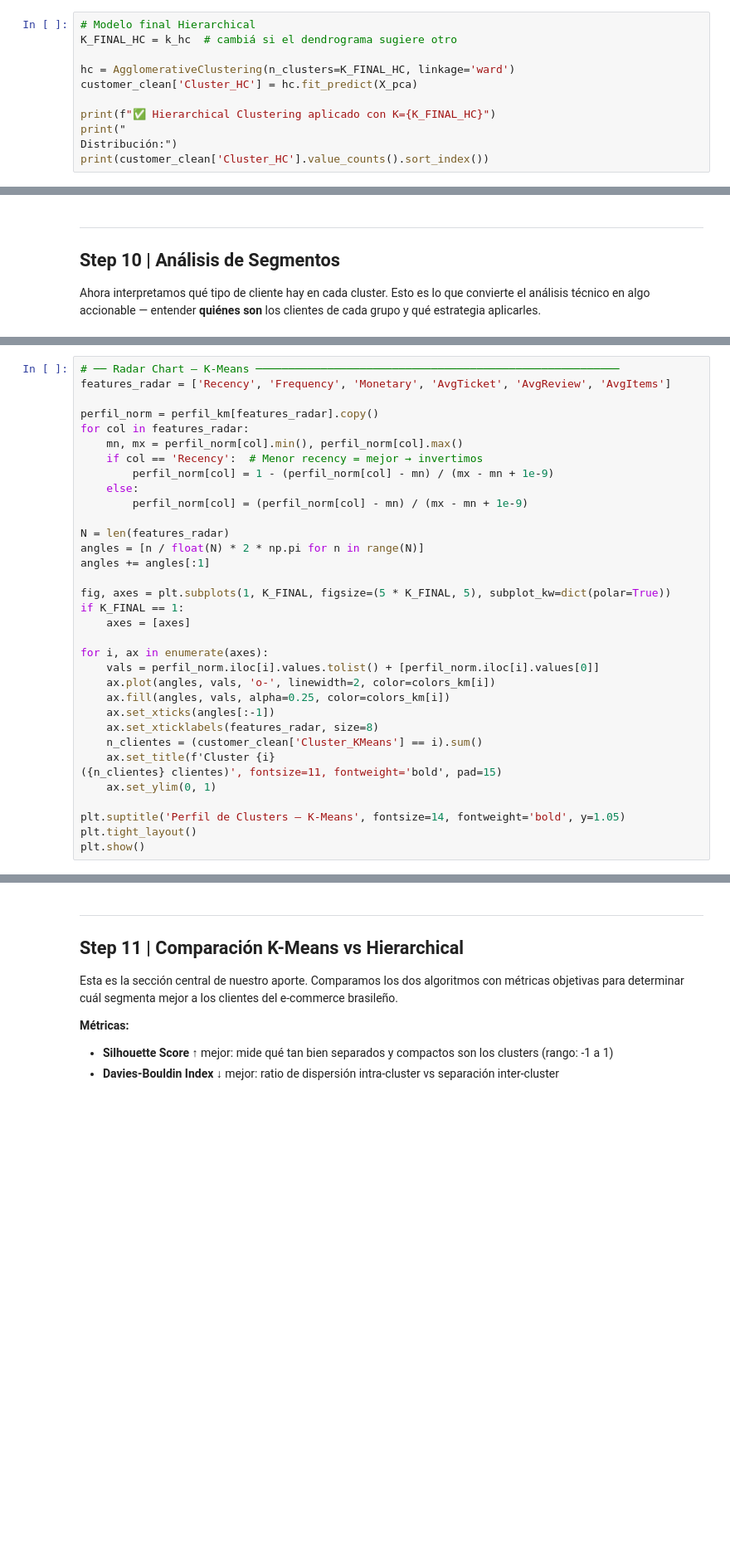
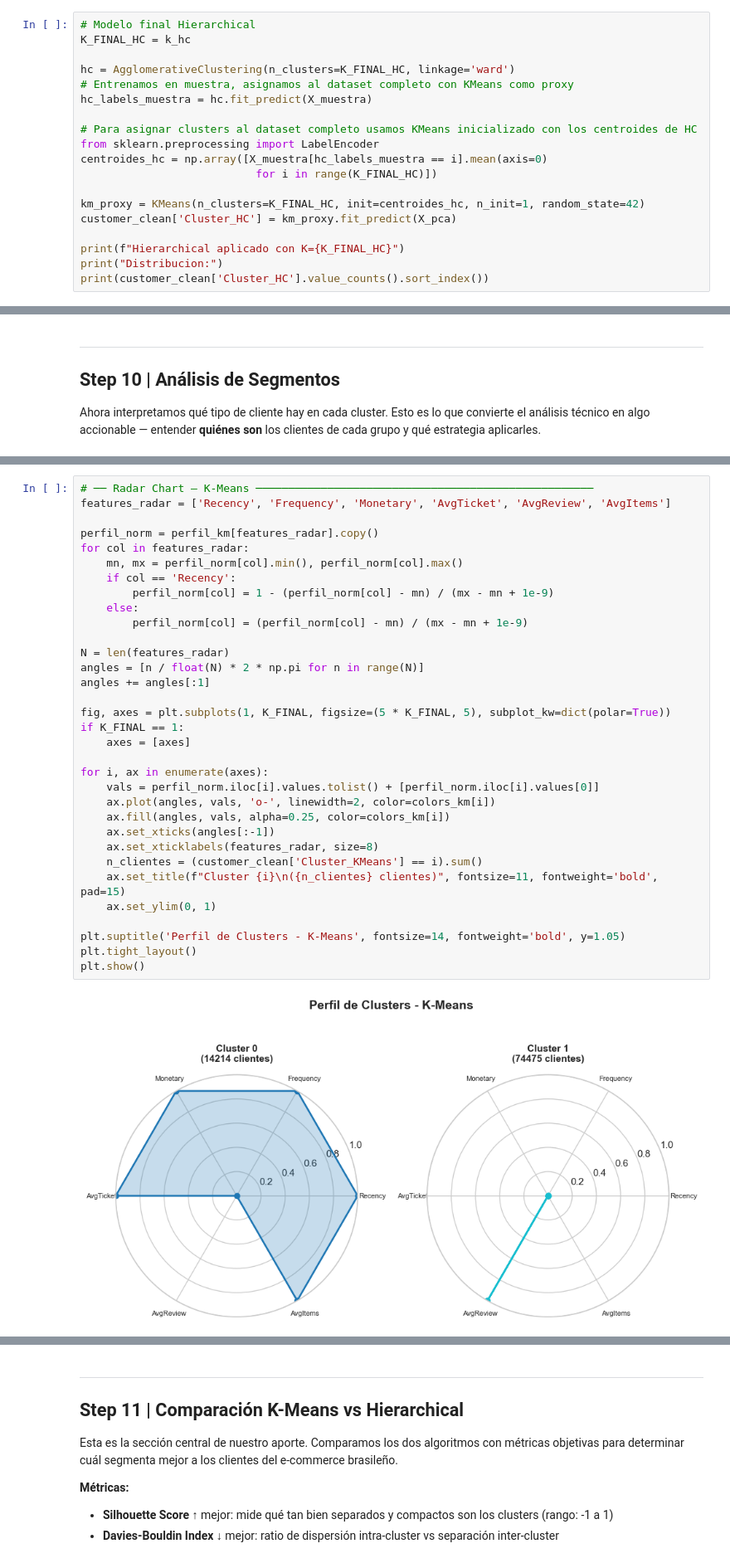
Before and after one commit to userrrcv/Data-Mining-, a Jupyter notebook: FinalProject/OnlineRetail/customer_segmentation_persona1.ipynb, the cells around one changed output, grey strips where cells are left out. Shown at 83% size. Saved outputs shown, nothing was run; the diff lists cells and outputs as text; blank space fills up the shorter version.

Commit message:
modified:   FinalProject/OnlineRetail/customer_segmentation_persona1.ipynb 	new file:   FinalProject/OnlineRetail/customer_segments.csv

```diff
--- a/FinalProject/OnlineRetail/customer_segmentation_persona1.ipynb
+++ b/FinalProject/OnlineRetail/customer_segmentation_persona1.ipynb
@@ -573,11 +594,19 @@ print(f"
 # %%
 # Modelo final Hierarchical
-K_FINAL_HC = k_hc  # cambiá si el dendrograma sugiere otro
+K_FINAL_HC = k_hc
 
 hc = AgglomerativeClustering(n_clusters=K_FINAL_HC, linkage='ward')
-customer_clean['Cluster_HC'] = hc.fit_predict(X_pca)
+# Entrenamos en muestra, asignamos al dataset completo con KMeans como proxy
+hc_labels_muestra = hc.fit_predict(X_muestra)
 
-print(f"✅ Hierarchical Clustering aplicado con K={K_FINAL_HC}")
-print("
-Distribución:")
+# Para asignar clusters al dataset completo usamos KMeans inicializado con los centroides de HC
+from sklearn.preprocessing import LabelEncoder
+centroides_hc = np.array([X_muestra[hc_labels_muestra == i].mean(axis=0)
+                           for i in range(K_FINAL_HC)])
+
+km_proxy = KMeans(n_clusters=K_FINAL_HC, init=centroides_hc, n_init=1, random_state=42)
+customer_clean['Cluster_HC'] = km_proxy.fit_predict(X_pca)
+
+print(f"Hierarchical aplicado con K={K_FINAL_HC}")
+print("Distribucion:")
 print(customer_clean['Cluster_HC'].value_counts().sort_index())
@@ -612,36 +655,37 @@ print(perfil_km.to_string())
 # %%
-# ── Radar Chart — K-Means ────────────────────────────────────────────────────────
+# ── Radar Chart — K-Means ────────────────────────────────────────────────────
 features_radar = ['Recency', 'Frequency', 'Monetary', 'AvgTicket', 'AvgReview', 'AvgItems']
 
 perfil_norm = perfil_km[features_radar].copy()
 for col in features_radar:
     mn, mx = perfil_norm[col].min(), perfil_norm[col].max()
-    if col == 'Recency':  # Menor recency = mejor → invertimos
+    if col == 'Recency':
         perfil_norm[col] = 1 - (perfil_norm[col] - mn) / (mx - mn + 1e-9)
     else:
         perfil_norm[col] = (perfil_norm[col] - mn) / (mx - mn + 1e-9)
 
 N = len(features_radar)
 angles = [n / float(N) * 2 * np.pi for n in range(N)]
 angles += angles[:1]
 
 fig, axes = plt.subplots(1, K_FINAL, figsize=(5 * K_FINAL, 5), subplot_kw=dict(polar=True))
 if K_FINAL == 1:
     axes = [axes]
 
 for i, ax in enumerate(axes):
     vals = perfil_norm.iloc[i].values.tolist() + [perfil_norm.iloc[i].values[0]]
     ax.plot(angles, vals, 'o-', linewidth=2, color=colors_km[i])
     ax.fill(angles, vals, alpha=0.25, color=colors_km[i])
     ax.set_xticks(angles[:-1])
     ax.set_xticklabels(features_radar, size=8)
     n_clientes = (customer_clean['Cluster_KMeans'] == i).sum()
-    ax.set_title(f'Cluster {i}
-({n_clientes} clientes)', fontsize=11, fontweight='bold', pad=15)
+    ax.set_title(f"Cluster {i}\n({n_clientes} clientes)", fontsize=11, fontweight='bold', pad=15)
     ax.set_ylim(0, 1)
 
-plt.suptitle('Perfil de Clusters — K-Means', fontsize=14, fontweight='bold', y=1.05)
+plt.suptitle('Perfil de Clusters - K-Means', fontsize=14, fontweight='bold', y=1.05)
 plt.tight_layout()
 plt.show()
+# %% [output]
+[figure, added]
 # %%
 # ── Perfil promedio Hierarchical ──────────────────────────────────────────────────
```
Also changed, not shown: parts of 17 cells of this notebook, 1 other file.
